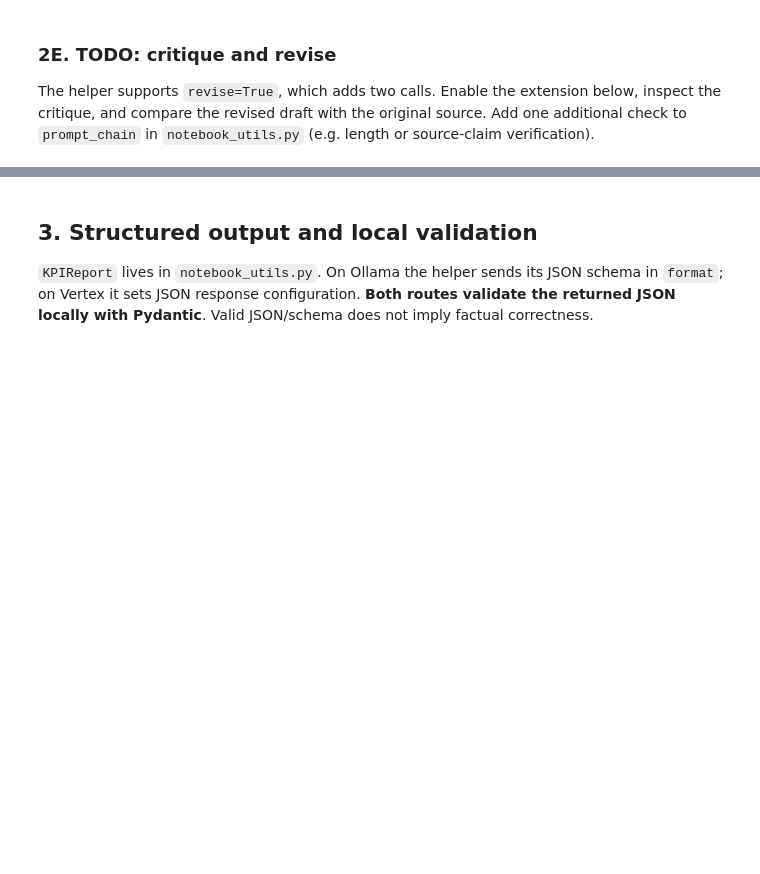
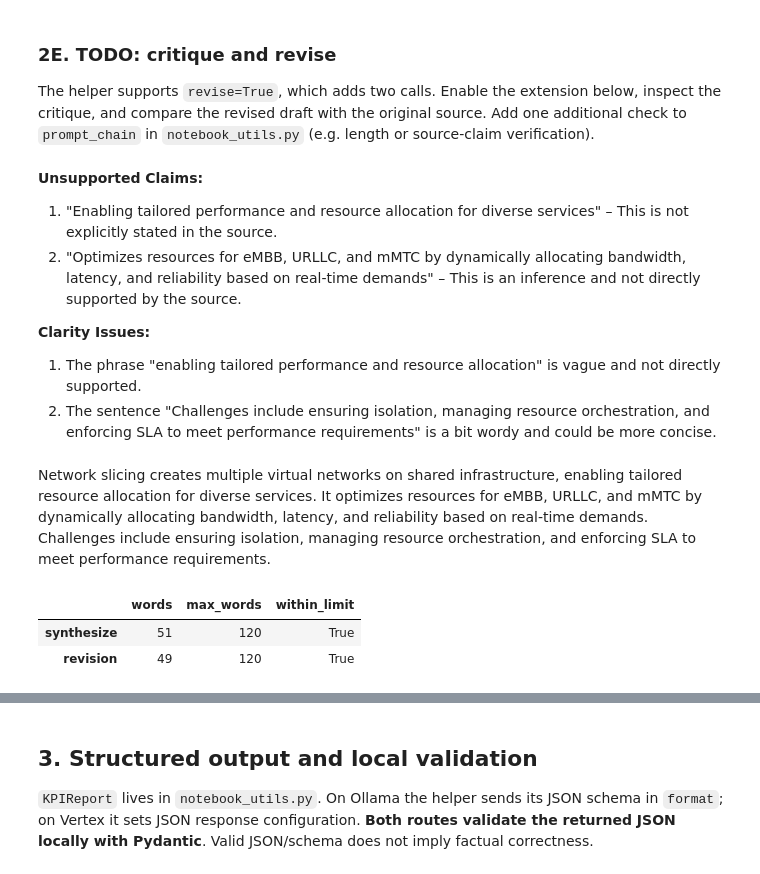
Before and after one commit to quentin-trlt/llm-gen-ai, a Jupyter notebook: Lab3_Prompting_RAG/Lab3-1_Prompt_Engineering.ipynb, the cells around one changed output, grey strips where cells are left out. Saved outputs shown, nothing was run; the diff lists cells and outputs as text; code cells hidden in the pictures; blank space fills up the shorter version.

```diff
--- a/Lab3_Prompting_RAG/Lab3-1_Prompt_Engineering.ipynb
+++ b/Lab3_Prompting_RAG/Lab3-1_Prompt_Engineering.ipynb
@@ -205,8 +378,21 @@ The helper supports `revise=True`, which adds two calls. Enable the extension be
 the critique, and compare the revised draft with the original source. Add one additional
 check to `prompt_chain` in `notebook_utils.py` (e.g. length or source-claim verification).
 # %%
-RUN_REVISION = False  # TODO: enable after inspecting the base chain
+RUN_REVISION = True
 if RUN_REVISION:
     revision_results = prompt_chain(model, article, revise=True)
     display(Markdown(revision_results["critique"]))
     display(Markdown(revision_results["revision"]))
+    display(pd.DataFrame(revision_results["length_check"]).T)
+# %% [output]
+**Unsupported Claims:**
+1. "Enabling tailored performance and resource allocation for diverse services" – This is not explicitly stated in the source.
+2. "Optimizes resources for eMBB, URLLC, and mMTC by dynamically allocating bandwidth, latency, and reliability based on real-time demands" – This is an inference and not directly supported by the source.
+
+**Clarity Issues:**
+1. The phrase "enabling tailored performance and resource allocation" is vague and not directly supported.
+2. The sentence "Challenges include ensuring isolation, managing resource orchestration, and enforcing SLA to meet performance requirements" is a bit wordy and could be more concise.
+Network slicing creates multiple virtual networks on shared infrastructure, enabling tailored resource allocation for diverse services. It optimizes resources for eMBB, URLLC, and mMTC by dynamically allocating bandwidth, latency, and reliability based on real-time demands. Challenges include ensuring isolation, managing resource orchestration, and enforcing SLA to meet performance requirements.
+|  | words | max_words | within_limit |
+| synthesize | 51 | 120 | True |
+| revision | 49 | 120 | True |
```
Also changed, not shown: parts of 35 cells of this notebook, 1 other file.
